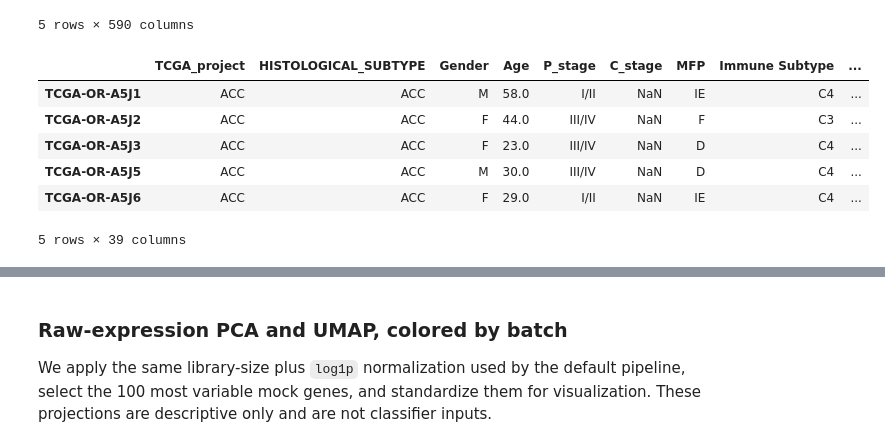
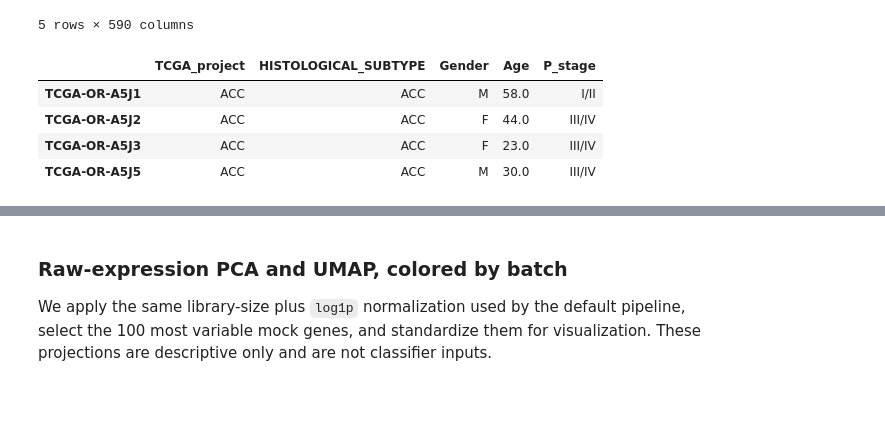
Before and after one commit to Eastmanmd/TMEmbed, a Jupyter notebook: tutorial/real_tcga_scvi_subtyping.ipynb, the cells around one changed output, grey strips where cells are left out. Drawn from its saved outputs; the diff is of its cells as text; code cells hidden in the pictures; blank space fills up the shorter version.

```diff
--- a/tutorial/real_tcga_scvi_subtyping.ipynb
+++ b/tutorial/real_tcga_scvi_subtyping.ipynb
@@ -64,15 +64,13 @@ meta = pd.read_csv("../data/TCGA/bagaev_subtypes.csv", index_col=0)
 # meta["subtype"] = meta.MFP
 # meta.to_csv("../data/TCGA/bagaev_subtypes.csv")
 # %%
-meta.head()
+meta.iloc[0:4, 0:5].head()
 # %% [output]
-|  | TCGA_project | HISTOLOGICAL_SUBTYPE | Gender | Age | P_stage | C_stage | MFP | Immune Subtype | ... |
-| TCGA-OR-A5J1 | ACC | ACC | M | 58.0 | I/II | NaN | IE | C4 | ... |
-| TCGA-OR-A5J2 | ACC | ACC | F | 44.0 | III/IV | NaN | F | C3 | ... |
-| TCGA-OR-A5J3 | ACC | ACC | F | 23.0 | III/IV | NaN | D | C4 | ... |
-| TCGA-OR-A5J5 | ACC | ACC | M | 30.0 | III/IV | NaN | D | C4 | ... |
-| TCGA-OR-A5J6 | ACC | ACC | F | 29.0 | I/II | NaN | IE | C4 | ... |
+|  | TCGA_project | HISTOLOGICAL_SUBTYPE | Gender | Age | P_stage |
+| TCGA-OR-A5J1 | ACC | ACC | M | 58.0 | I/II |
+| TCGA-OR-A5J2 | ACC | ACC | F | 44.0 | III/IV |
+| TCGA-OR-A5J3 | ACC | ACC | F | 23.0 | III/IV |
+| TCGA-OR-A5J5 | ACC | ACC | M | 30.0 | III/IV |
-5 rows × 39 columns
 # %%
 dataset = load_expression_data(DATA_DIR)
 
```
Also changed, not shown: parts of 13 cells of this notebook, 7 other files.
